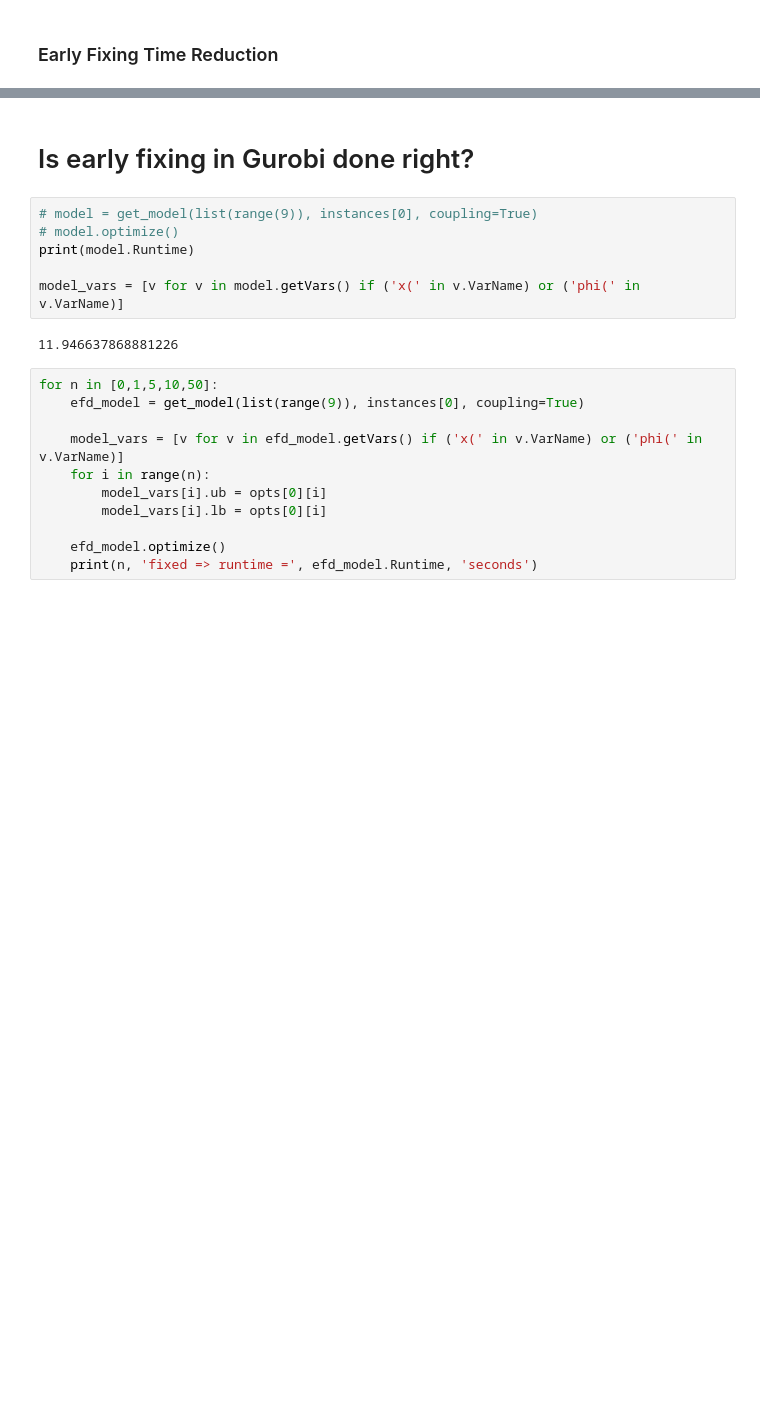
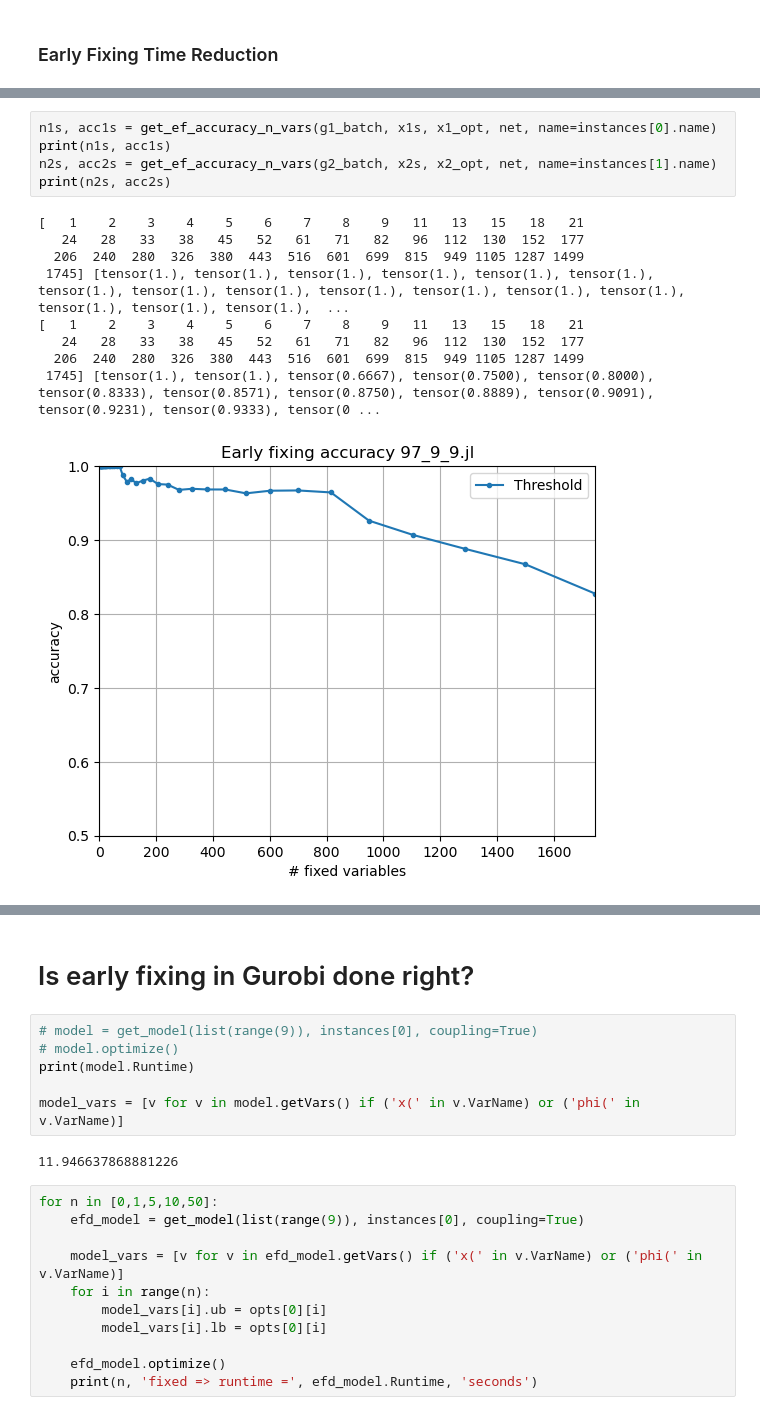
Before and after one commit to gos-ufsc/sat-gnn, a Jupyter notebook: notebooks/1.1-bmp-full-instances-early-fixing.ipynb, the cells around one changed output, grey strips where cells are left out. Drawn from its saved outputs; the diff is of its cells as text; blank space fills up the shorter version.

```diff
--- a/notebooks/1.1-bmp-full-instances-early-fixing.ipynb
+++ b/notebooks/1.1-bmp-full-instances-early-fixing.ipynb
@@ -254,0 +387,15 @@ get_ef_times(g2_batch, x2s, instances[1], net, name=instances[1].name, timeout=N
+# %%
+n1s, acc1s = get_ef_accuracy_n_vars(g1_batch, x1s, x1_opt, net, name=instances[0].name)
+print(n1s, acc1s)
+n2s, acc2s = get_ef_accuracy_n_vars(g2_batch, x2s, x2_opt, net, name=instances[1].name)
+print(n2s, acc2s)
+# %% [output]
+[   1    2    3    4    5    6    7    8    9   11   13   15   18   21
+   24   28   33   38   45   52   61   71   82   96  112  130  152  177
+  206  240  280  326  380  443  516  601  699  815  949 1105 1287 1499
+ 1745] [tensor(1.), tensor(1.), tensor(1.), tensor(1.), tensor(1.), tensor(1.), tensor(1.), tensor(1.), tensor(1.), tensor(1.), tensor(1.), tensor(1.), tensor(1.), tensor(1.), tensor(1.), tensor(1.),  ...
+[   1    2    3    4    5    6    7    8    9   11   13   15   18   21
+   24   28   33   38   45   52   61   71   82   96  112  130  152  177
+  206  240  280  326  380  443  516  601  699  815  949 1105 1287 1499
+ 1745] [tensor(1.), tensor(1.), tensor(0.6667), tensor(0.7500), tensor(0.8000), tensor(0.8333), tensor(0.8571), tensor(0.8750), tensor(0.8889), tensor(0.9091), tensor(0.9231), tensor(0.9333), tensor(0 ...
+[figure, added]
```
Also changed, not shown: parts of 8 cells of this notebook.
